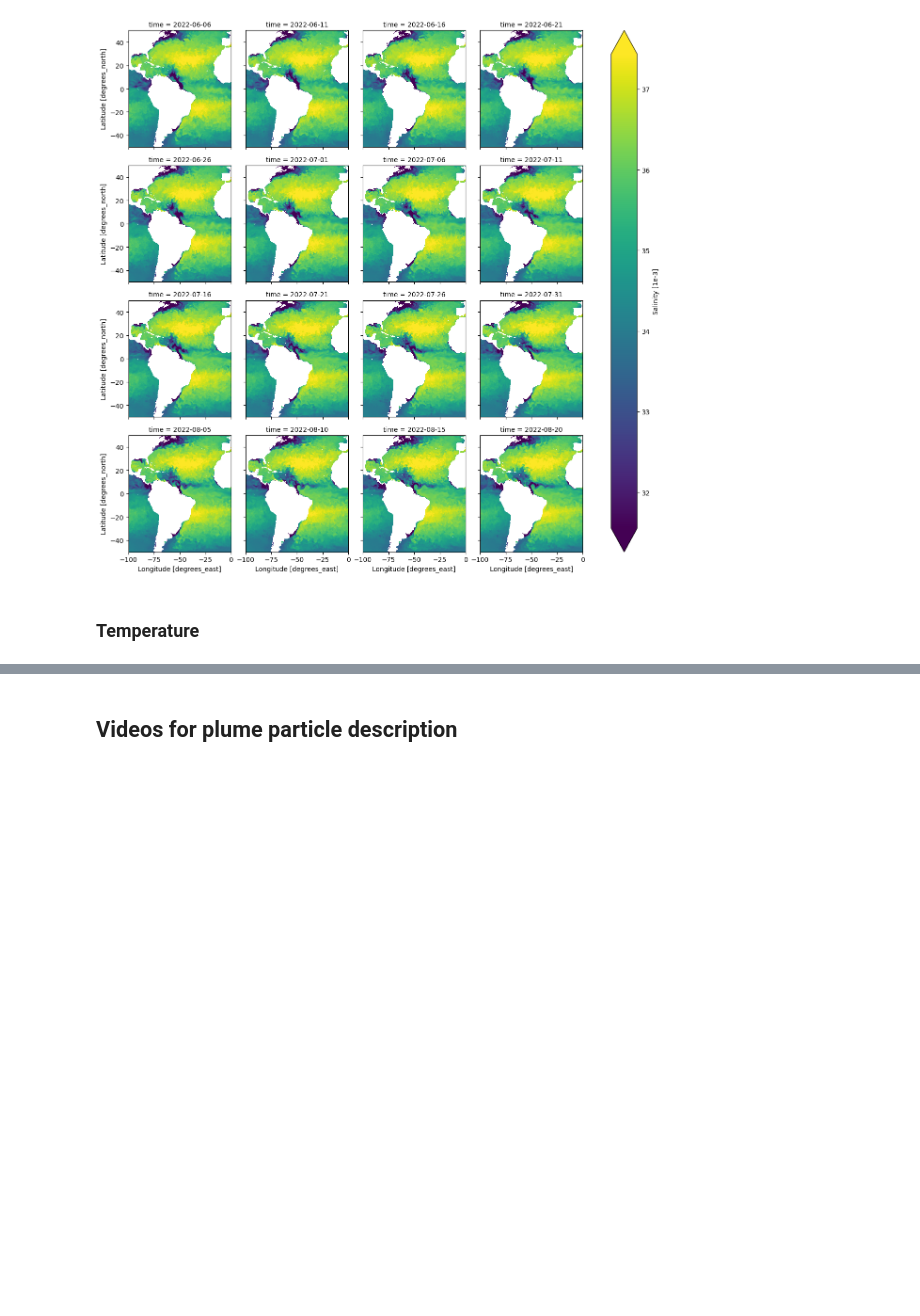
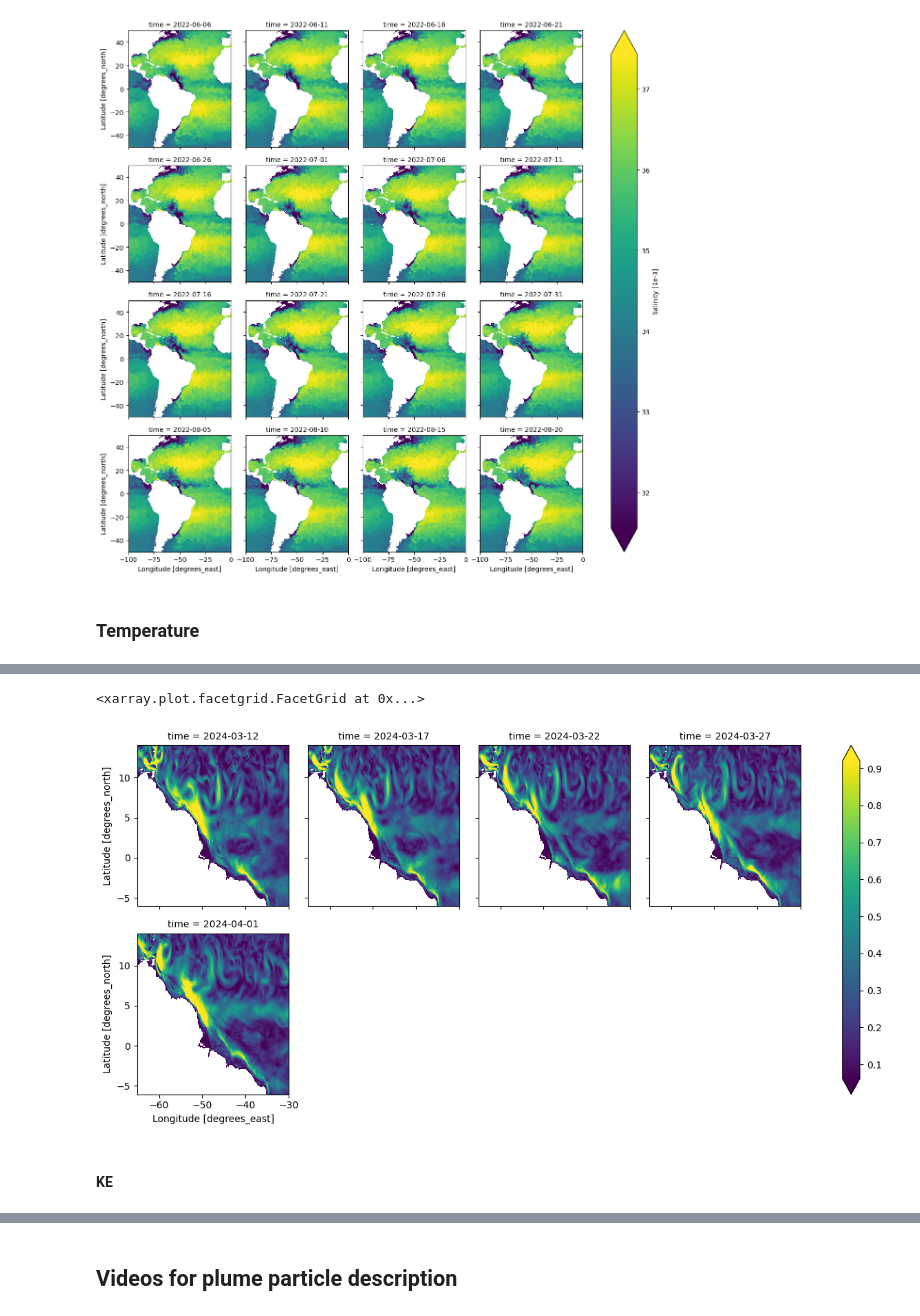
Before and after one commit to danliba/Amazon, a Jupyter notebook: Atlantic/data/tracers/Tracers_video.ipynb, the cells around one changed output, grey strips where cells are left out. Saved outputs shown, nothing was run; the diff lists cells and outputs as text; code cells hidden in the pictures; blank space fills up the shorter version.

```diff
--- a/Atlantic/data/tracers/Tracers_video.ipynb
+++ b/Atlantic/data/tracers/Tracers_video.ipynb
@@ -125,0 +162,6 @@ t
+# %%
+U = xr.open_mfdataset('/work/bk1450/b383184/Amazon/Atlantic/data/UV/U_*',chunks={"depth": 1}).isel(depth=0)
+V = xr.open_mfdataset('/work/bk1450/b383184/Amazon/Atlantic/data/UV/V_*',chunks={"depth": 1}).isel(depth=0)
+
+UV = (U.uo**2 + V.vo**2)**0.5
+UV
@@ -125,0 +193,3 @@ t
+# %%
+UV5 = UV.resample(time="5D").mean()
+UV5 = UV5.compute()
@@ -125,0 +216,7 @@ t
+# %%
+UV5.sel(time=slice('2024-03-10','2024-04-01')).sel(longitude=slice(-65,-30),latitude=slice(-6,14)).plot(col='time',col_wrap=4, robust=True)
+# %% [output]
+<xarray.plot.facetgrid.FacetGrid at 0x...>
+[figure, added]
+# %% [markdown]
+#### KE
```
Also changed, not shown: parts of 16 cells of this notebook.
